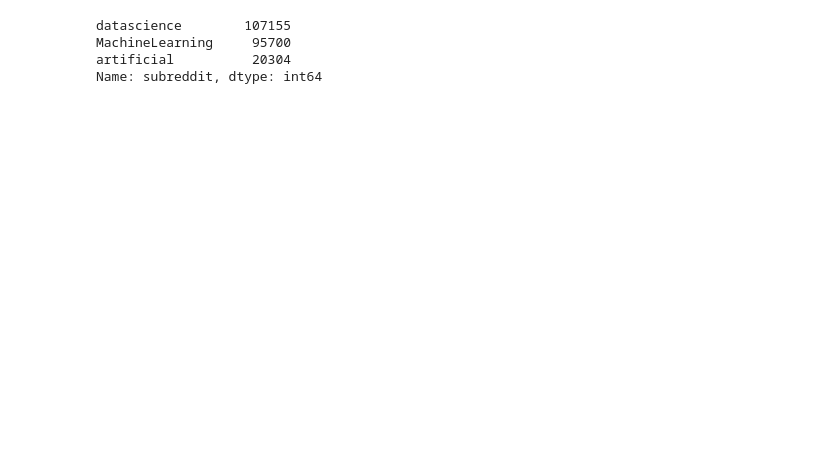
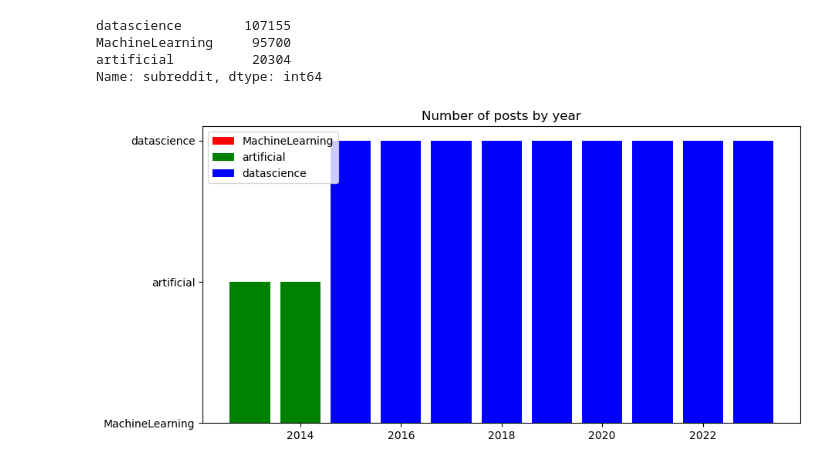
Before and after one commit to tushar-mahalya/Custom-ChatGPT, a Jupyter notebook: EDA.ipynb, the cells around one changed output. Saved outputs shown, nothing was run; the diff lists cells and outputs as text; code cells hidden in the pictures; blank space fills up the shorter version.

```diff
--- a/EDA.ipynb
+++ b/EDA.ipynb
@@ -41,3 +38,16 @@ datascience        107155
 MachineLearning     95700
 artificial          20304
 Name: subreddit, dtype: int64
+# %%
+# Create a bar plot
+fig, ax = plt.subplots(figsize=(10, 5))
+colors = {'MachineLearning': 'red', 'datascience': 'blue', 'artificial': 'green'}
+for i, (name, group) in enumerate(posts_df.groupby('subreddit')):
+    ax.bar(group['year'], group['subreddit'], color=colors[name], label=name)
+
+# Set title and legend
+ax.set_title('Number of posts by year')
+ax.legend()
+plt.show()
+# %% [output]
+[figure, added]
```
Also changed, not shown: parts of 2 cells of this notebook, 2 other files.
